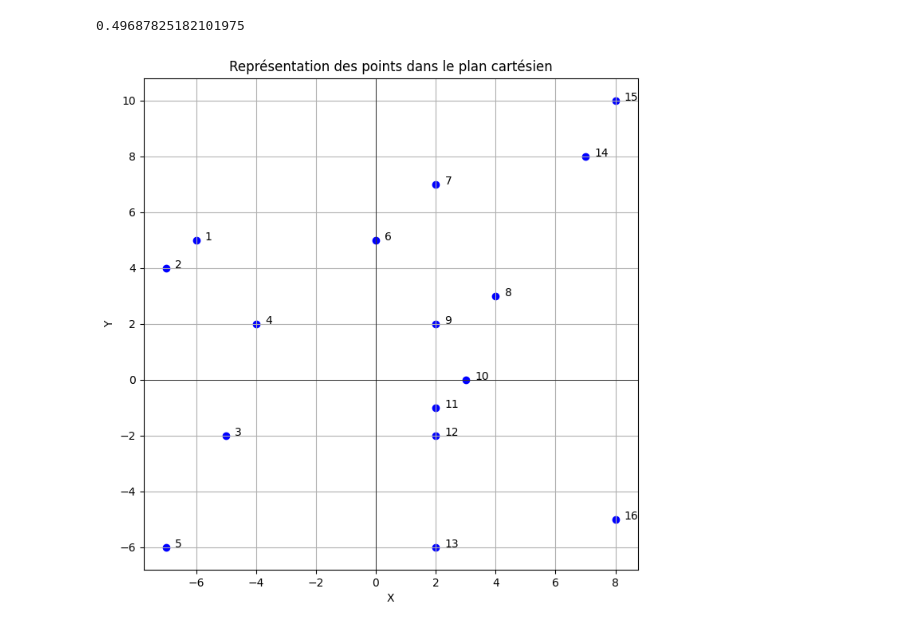
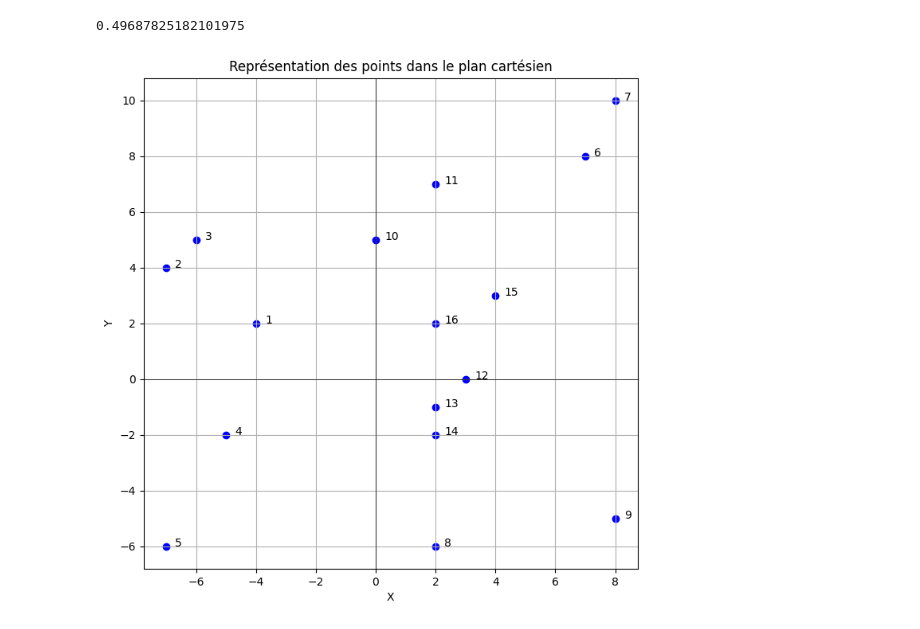
Before and after one commit to GuechtouliAnis/College-Projects, a Jupyter notebook: ARS/TP3.ipynb, the cells around one changed output. Cells and saved outputs as stored; diff of their text form; code cells hidden in the pictures.

```diff
--- a/ARS/TP3.ipynb
+++ b/ARS/TP3.ipynb
@@ -165,32 +165,31 @@ modularity_df["Modularité"].sum()
 # %%
 import numpy as np
 import pandas as pd
 import matplotlib.pyplot as plt
 from scipy.spatial.distance import pdist, squareform
 from scipy.cluster.hierarchy import dendrogram, linkage, fcluster
 
 # Liste des points dans le plan cartésien
 points = np.array([
-    (-6, 5), (-7, 4), (-5, -2), (-4, 2),
-    (-7, -6), (0, 5), (2, 7), (4, 3),
-    (2, 2), (3, 0), (2, -1), (2, -2),
-    (2, -6), (7, 8), (8, 10), (8, -5)
+    (-4, 2),(-7, 4),(-6, 5), (-5, -2),
+    (-7, -6),(7, 8), (8, 10),(2, -6),  (8, -5), (0, 5), (2, 7),
+    (3, 0), (2, -1), (2, -2),(4, 3), (2, 2)
 ])
 
 # Visualisation des points
 plt.figure(figsize=(8, 8))
 plt.scatter(points[:, 0], points[:, 1], color='blue')
 for i, (x, y) in enumerate(points):
     plt.text(x + 0.3, y, str(i + 1), fontsize=10)
 plt.axhline(0, color='black', linewidth=0.5)
 plt.axvline(0, color='black', linewidth=0.5)
 plt.grid()
 plt.title("Représentation des points dans le plan cartésien")
 plt.xlabel("X")
 plt.ylabel("Y")
 plt.show()
 # %% [output]
-[figure, old version]
+[figure, new version]
 # %%
 # Calcul des distances Euclidiennes entre les points
 dist_matrix = squareform(pdist(points,
```
Also changed, not shown: parts of 3 cells of this notebook.
